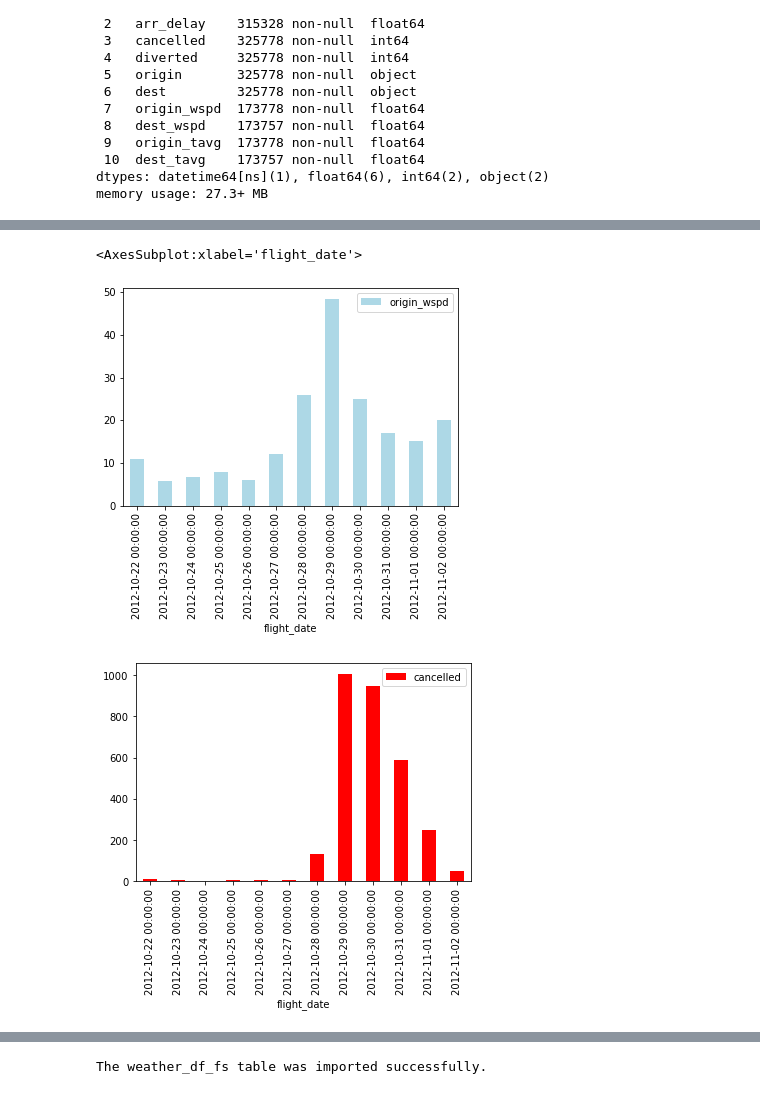
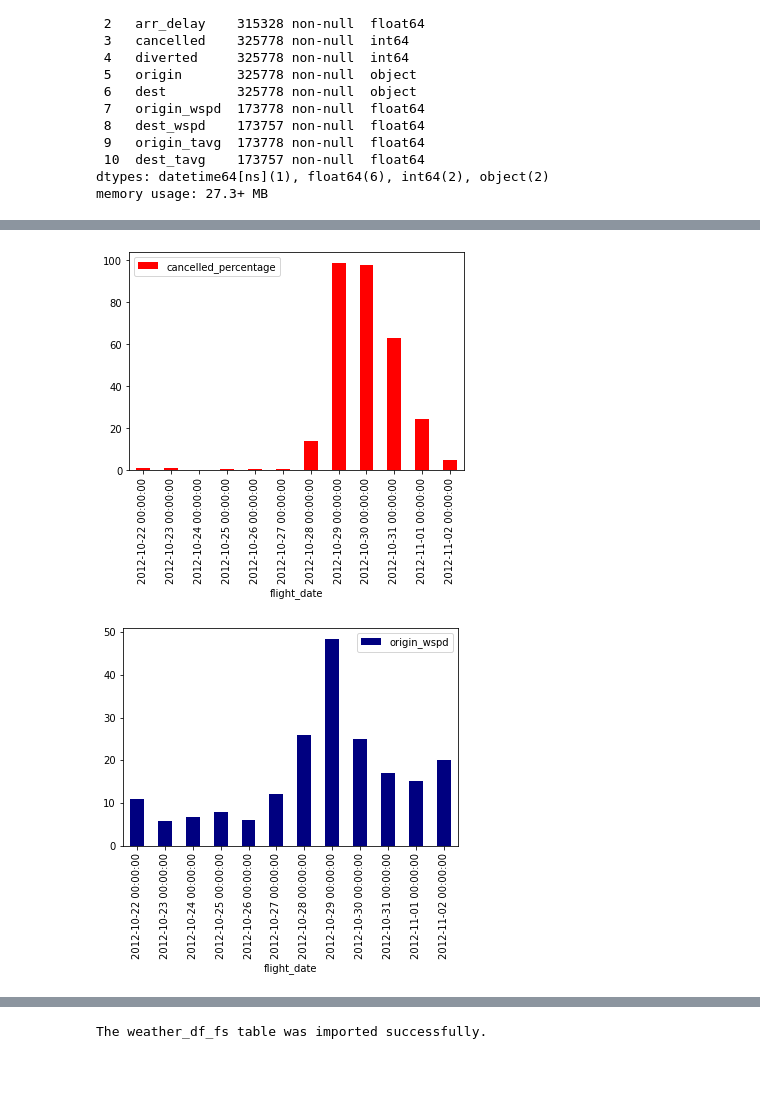
Before and after one commit to farnaz-irani/SQL-Weather-api, a Jupyter notebook: Farnaz.ipynb, the cells around one changed output, grey strips where cells are left out. Cells and saved outputs as stored; diff of their text form; code cells hidden in the pictures.

```diff
--- a/Farnaz.ipynb
+++ b/Farnaz.ipynb
@@ -278,3 +299,10 @@ See the caveats in the documentation: https://pandas.pydata.org/pandas-docs/stab
 | origin_tavg | -0.044133 | 0.018144 | -0.436782 | 0.019125 | -0.299503 | -0.192823 | 1.000000 | 0.434912 | -0.279933 |
 | dest_tavg | -0.034982 | 0.025248 | -0.339593 | 0.019783 | -0.289664 | -0.373122 | 0.434912 | 1.000000 | -0.373122 |
 | wspd | 0.068496 | 0.067198 | 0.616364 | -0.010736 | 0.891317 | 1.000000 | -0.279933 | -0.373122 | 1.000000 |
+# %%
+sum = all_both_hit.groupby('flight_date').sum().reset_index()
+# calculate the percentage of the cancelled flights
+all_both_hit['count'] = [1]* all_both_hit.shape[0]
+sum_count = all_both_hit.groupby('flight_date').sum()
+sum_count['cancelled_percentage'] = sum_count['cancelled'] / sum_count['count'] * 100
+sum_count
@@ -281,10 +324,12 @@ See the caveats in the documentation: https://pandas.pydata.org/pandas-docs/stab
+# %%
+sum_count.reset_index().plot(kind='bar', x='flight_date', y='cancelled_percentage', color='red');
+# %% [output]
+[figure, added]
 # %%
 all_both_hit.groupby('flight_date').mean().reset_index() \
-    .plot(kind='bar', x='flight_date', y='origin_wspd', color='lightblue')
+    .plot(kind='bar', x='flight_date', y='origin_wspd', color='navy');
 
-all_both_hit.groupby('flight_date').sum().reset_index() \
-    .plot(kind='bar', x='flight_date', y='cancelled', color='red')
+# all_both_hit.groupby('flight_date').sum().reset_index() \
+    # .plot(kind='bar', x='flight_date', y='cancelled', color='red');
 # %% [output]
-<AxesSubplot:xlabel='flight_date'>
-[figure, old version]
+[figure, new version]
-[figure, removed]
```
Also changed, not shown: parts of 9 cells of this notebook, 4 other files.
